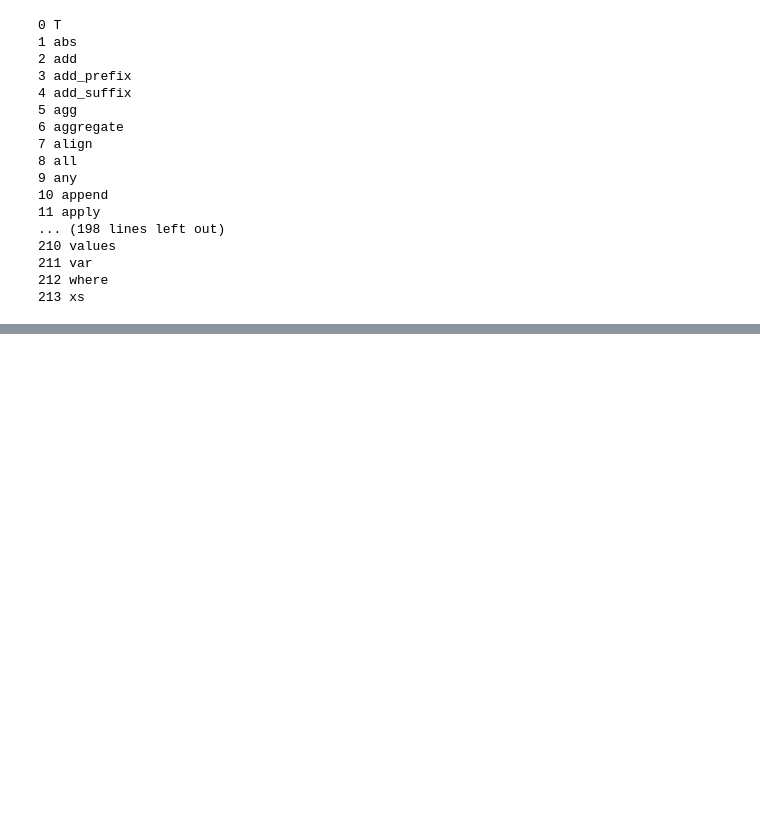
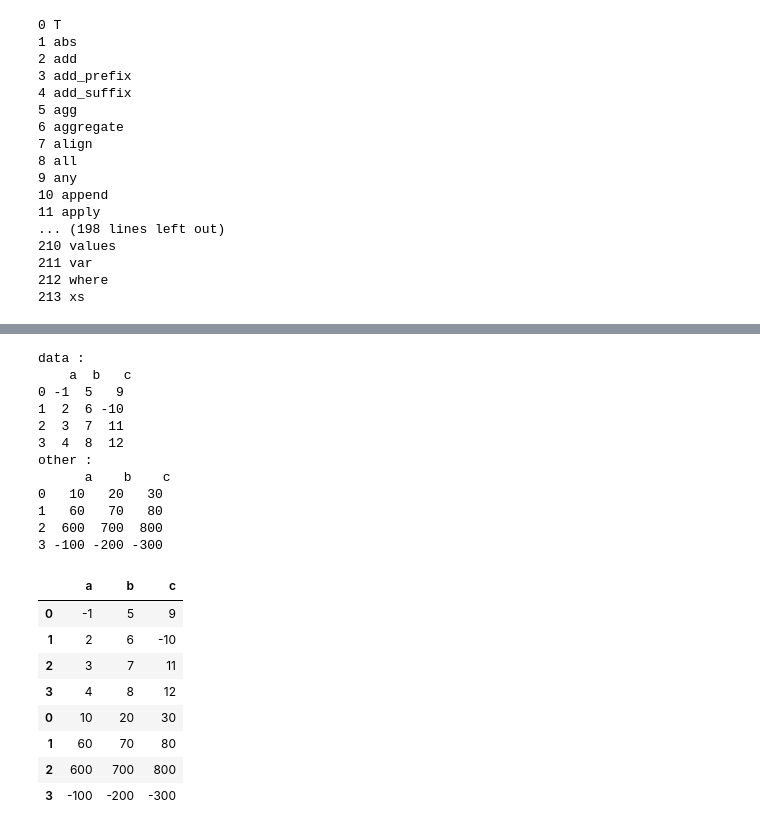
Before and after one commit to IqrorjonCoder/all-pandas-functions, a Jupyter notebook: 5 DataFrame/dataframe.ipynb, the cells around one changed output, grey strips where cells are left out. Cells and saved outputs as stored; diff of their text form; code cells hidden in the pictures; blank space fills up the shorter version.

```diff
--- a/5 DataFrame/dataframe.ipynb
+++ b/5 DataFrame/dataframe.ipynb
@@ -27,0 +190,37 @@ for i, v in enumerate(functions):
+# %%
+other = pd.DataFrame(
+    [[10, 20, 30], [60, 70, 80], [600, 700, 800], [-100, -200, -300]],
+    columns=["a", "b", "c"],
+    index=[0,1,2,3],
+)
+
+data = pd.DataFrame({
+    'a': [-1,2,3,4],
+    'b': [5,6,7,8],
+    'c': [9,-10,11,12]
+})
+print("data : \n", data)
+print("other : \n", other)
+data.append(other)
+# %% [output]
+data :
+    a  b   c
+0 -1  5   9
+1  2  6 -10
+2  3  7  11
+3  4  8  12
+other :
+      a    b    c
+0   10   20   30
+1   60   70   80
+2  600  700  800
+3 -100 -200 -300
+|  | a | b | c |
+| 0 | -1 | 5 | 9 |
+| 1 | 2 | 6 | -10 |
+| 2 | 3 | 7 | 11 |
+| 3 | 4 | 8 | 12 |
+| 0 | 10 | 20 | 30 |
+| 1 | 60 | 70 | 80 |
+| 2 | 600 | 700 | 800 |
+| 3 | -100 | -200 | -300 |
```
Also changed, not shown: parts of 34 cells of this notebook.
